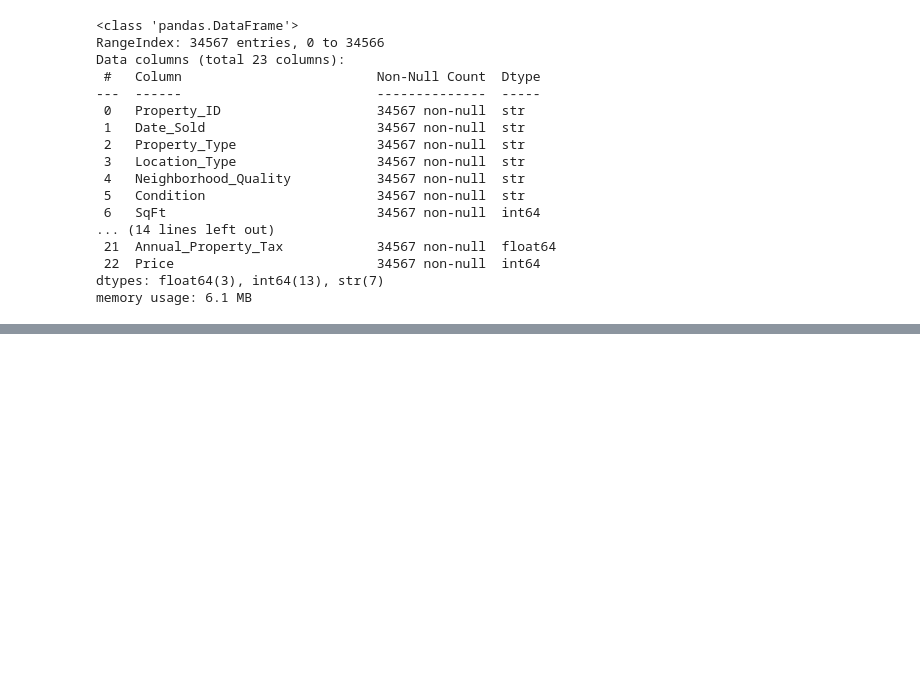
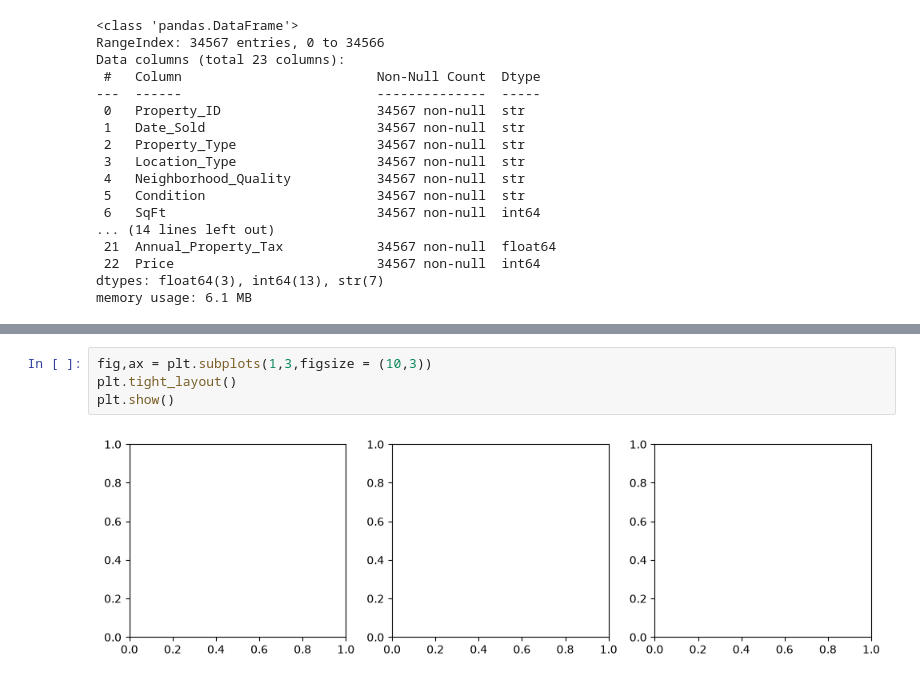
Before and after one commit to rakshitanaik2006/Pythonprogramming, a Jupyter notebook: demo.ipynb, the cells around one changed output, grey strips where cells are left out. Saved outputs shown, nothing was run; the diff lists cells and outputs as text; blank space fills up the shorter version.

```diff
--- a/demo.ipynb
+++ b/demo.ipynb
@@ -939,0 +986,6 @@ sns.scatterplot(x = df['SqFt'],y = df['Price'], hue = df['Bedrooms'])
+# %%
+fig,ax = plt.subplots(1,3,figsize = (10,3))
+plt.tight_layout()
+plt.show()
+# %% [output]
+[figure, added]
```
Also changed, not shown: parts of 10 cells of this notebook, 1 other file.
